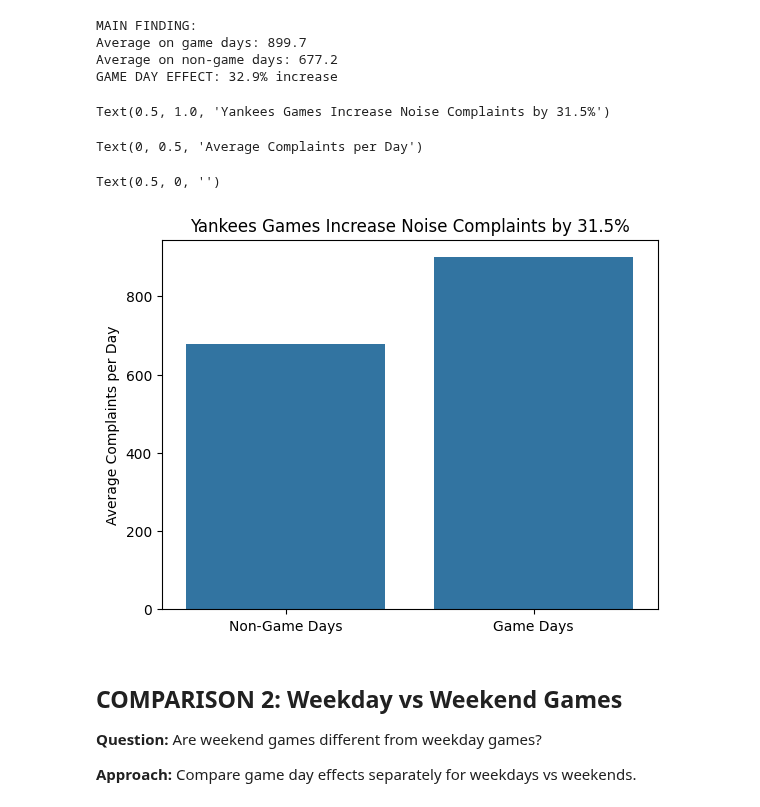
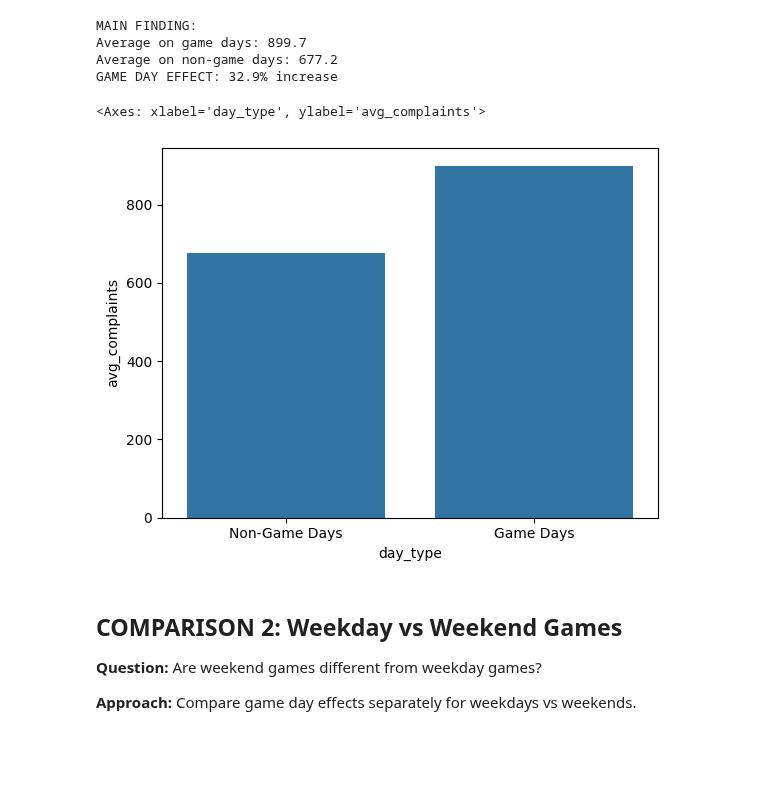
Before and after one commit to zjelveh/zjelveh.github.io, a Jupyter notebook: files/cfc/class_demo_notebook_complete.ipynb, the cells around one changed output. Cells and saved outputs as stored; diff of their text form; code cells hidden in the pictures; blank space fills up the shorter version.

```diff
--- a/files/cfc/class_demo_notebook_complete.ipynb
+++ b/files/cfc/class_demo_notebook_complete.ipynb
@@ -110,8 +112,16 @@ Game days: 83
 Non-game days: 282
 # %%
 # Calculate averages and percent increase
-avg_game = totals[True] / game_days
-avg_non_game = totals[False] / non_game_days
+# Get total complaints for each group using conditional filtering
+totals_df = totals.reset_index()
+totals_df.columns = ['is_game_day', 'total_complaints']
+
+# Extract single value: .values[0] gets the first (and only) value from filtered result
+game_total = totals_df[totals_df['is_game_day'] == True]['total_complaints'].values[0]
+non_game_total = totals_df[totals_df['is_game_day'] == False]['total_complaints'].values[0]
+
+avg_game = game_total / game_days
+avg_non_game = non_game_total / non_game_days
 pct_increase = ((avg_game - avg_non_game) / avg_non_game) * 100
 
 print(f"MAIN FINDING:")
@@ -126,25 +136,20 @@ GAME DAY EFFECT: 32.9% increase
 # %%
 # Create main comparison chart (Results shown in Slide 6)
 # Calculate averages for plotting
 avg_by_game_day_plot = complaints.groupby('is_game_day').size().reset_index(name='total')
 avg_by_game_day_plot['avg_complaints'] = 0
 avg_by_game_day_plot.loc[avg_by_game_day_plot['is_game_day'] == False, 'avg_complaints'] = avg_non_game
 avg_by_game_day_plot.loc[avg_by_game_day_plot['is_game_day'] == True, 'avg_complaints'] = avg_game
 
 # Create day_type column using conditional logic
 avg_by_game_day_plot['day_type'] = 'Non-Game Days'
 avg_by_game_day_plot.loc[avg_by_game_day_plot['is_game_day'] == True, 'day_type'] = 'Game Days'
 
 # Create chart using seaborn only
-chart = sns.barplot(data=avg_by_game_day_plot, x='day_type', y='avg_complaints')
-chart.set_title('Yankees Games Increase Noise Complaints by 31.5%')
-chart.set_ylabel('Average Complaints per Day')
-chart.set_xlabel('')
+sns.barplot(data=avg_by_game_day_plot, x='day_type', y='avg_complaints')
 # %% [output]
-Text(0.5, 1.0, 'Yankees Games Increase Noise Complaints by 31.5%')
+<Axes: xlabel='day_type', ylabel='avg_complaints'>
-Text(0, 0.5, 'Average Complaints per Day')
-Text(0.5, 0, '')
-[figure, old version]
+[figure, new version]
 # %% [markdown]
 ## COMPARISON 2: Weekday vs Weekend Games
 
```
Also changed, not shown: parts of 8 cells of this notebook, 1 other file.
